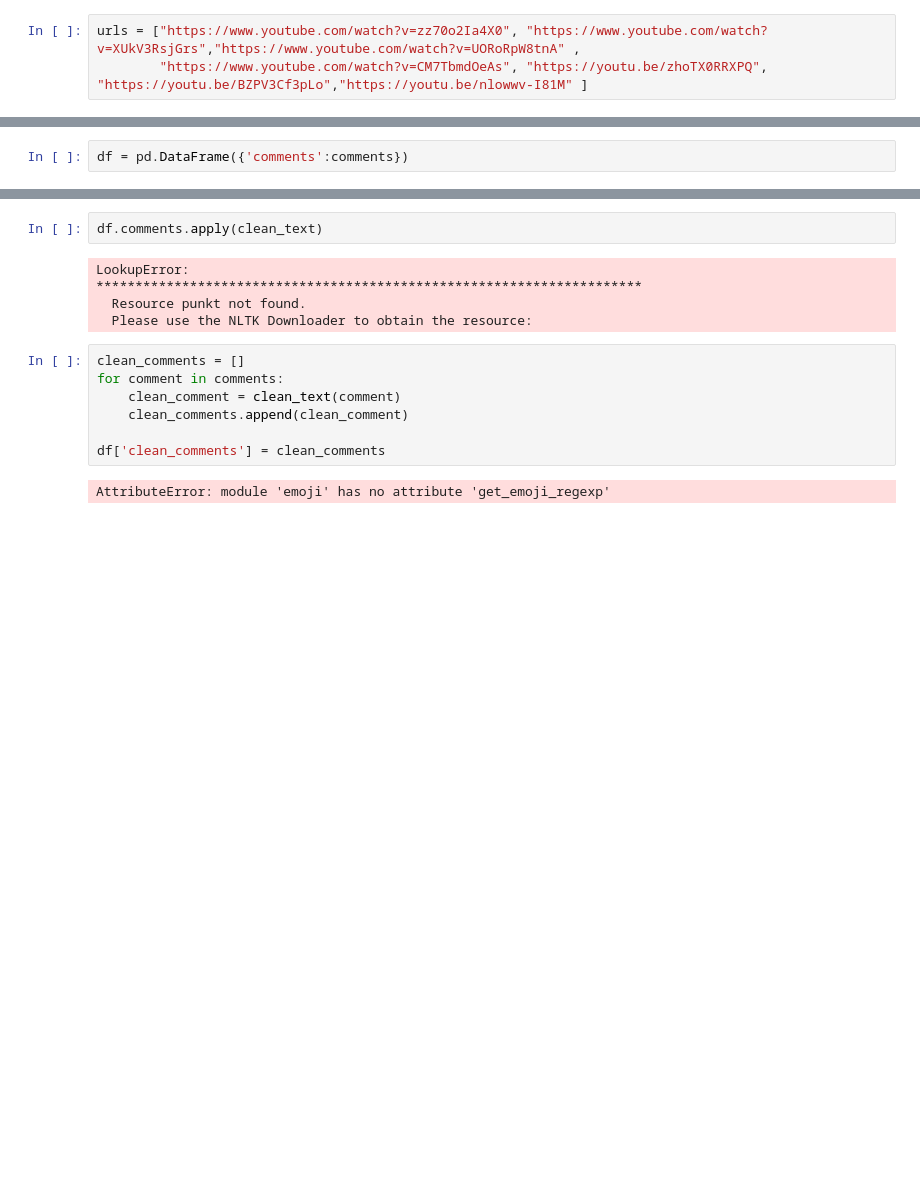
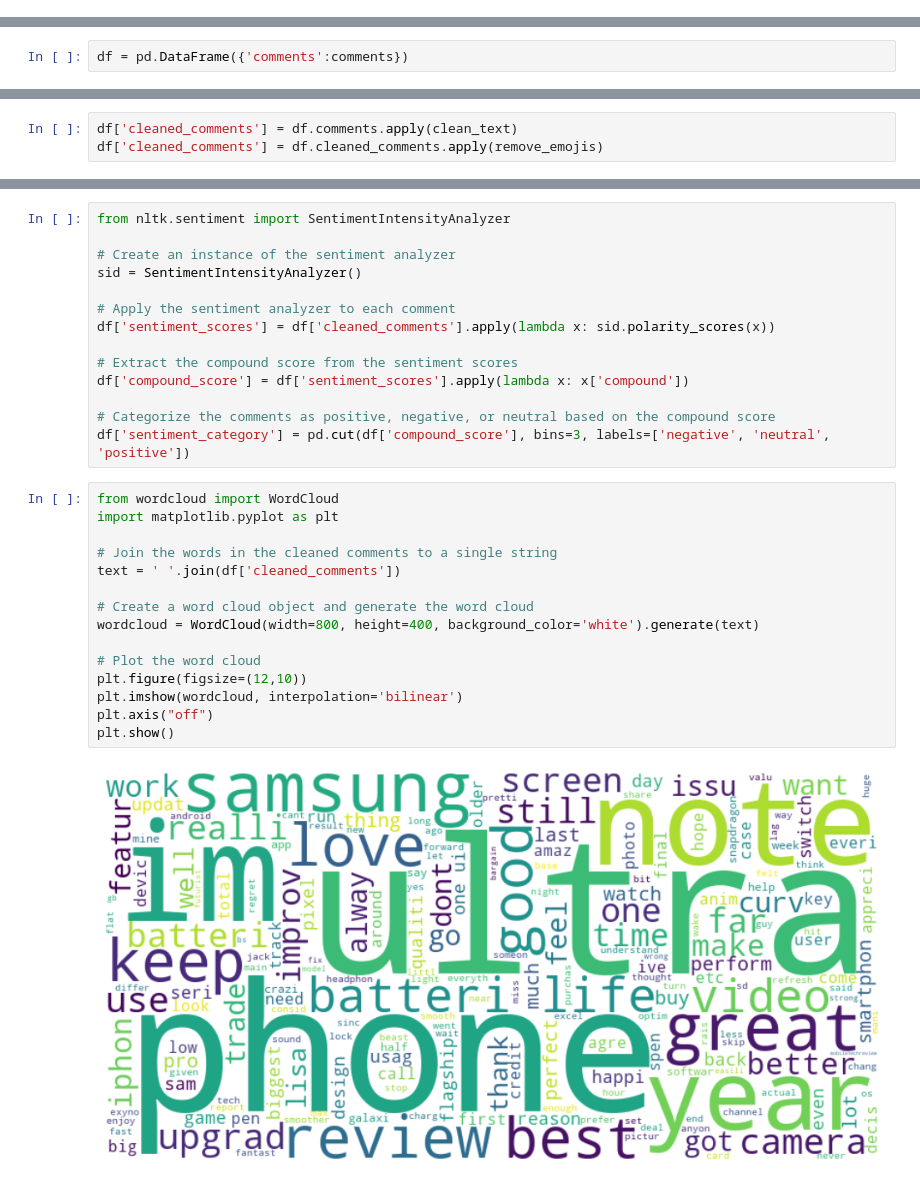
Before and after one commit to kings-data-quest/Tech_review_sentiment_analysis, a Jupyter notebook: data.ipynb, the cells around one changed output, grey strips where cells are left out. Saved outputs shown, nothing was run; the diff lists cells and outputs as text; blank space fills up the shorter version.

```diff
--- a/data.ipynb
+++ b/data.ipynb
@@ -70,3 +120,0 @@ stemmer = SnowballStemmer('english')
-# %%
-urls = ["https://www.youtube.com/watch?v=zz70o2Ia4X0", "https://www.youtube.com/watch?v=XUkV3RsjGrs","https://www.youtube.com/watch?v=UORoRpW8tnA" ,
-        "https://www.youtube.com/watch?v=CM7TbmdOeAs", "https://youtu.be/zhoTX0RRXPQ", "https://youtu.be/BZPV3Cf3pLo","https://youtu.be/nlowwv-I81M" ]
@@ -83,2 +210,5 @@ df.to_csv('comments.csv', index = False)
+# %%
+df['cleaned_comments'] = df.comments.apply(clean_text)
+df['cleaned_comments'] = df.cleaned_comments.apply(remove_emojis)
 # %%
 # %% [output]
@@ -122,16 +218,31 @@ def remove_emojis(text):
-# %%
-df.comments.apply(clean_text)
-# %% [output]
-LookupError:
-**********************************************************************
-  Resource punkt not found.
-  Please use the NLTK Downloader to obtain the resource:
-# %%
-clean_comments = []
-for comment in comments:
-    clean_comment = clean_text(comment)
-    clean_comments.append(clean_comment)
-
-df['clean_comments'] = clean_comments
-# %% [output]
-AttributeError: module 'emoji' has no attribute 'get_emoji_regexp'
+# %%
+from nltk.sentiment import SentimentIntensityAnalyzer
+
+# Create an instance of the sentiment analyzer
+sid = SentimentIntensityAnalyzer()
+
+# Apply the sentiment analyzer to each comment
+df['sentiment_scores'] = df['cleaned_comments'].apply(lambda x: sid.polarity_scores(x))
+
+# Extract the compound score from the sentiment scores
+df['compound_score'] = df['sentiment_scores'].apply(lambda x: x['compound'])
+
+# Categorize the comments as positive, negative, or neutral based on the compound score
+df['sentiment_category'] = pd.cut(df['compound_score'], bins=3, labels=['negative', 'neutral', 'positive'])
+# %%
+from wordcloud import WordCloud
+import matplotlib.pyplot as plt
+
+# Join the words in the cleaned comments to a single string
+text = ' '.join(df['cleaned_comments'])
+
+# Create a word cloud object and generate the word cloud
+wordcloud = WordCloud(width=800, height=400, background_color='white').generate(text)
+
+# Plot the word cloud
+plt.figure(figsize=(12,10))
+plt.imshow(wordcloud, interpolation='bilinear')
+plt.axis("off")
+plt.show()
+# %% [output]
+[figure, added]
```
Also changed, not shown: parts of 16 cells of this notebook, 2 other files.
